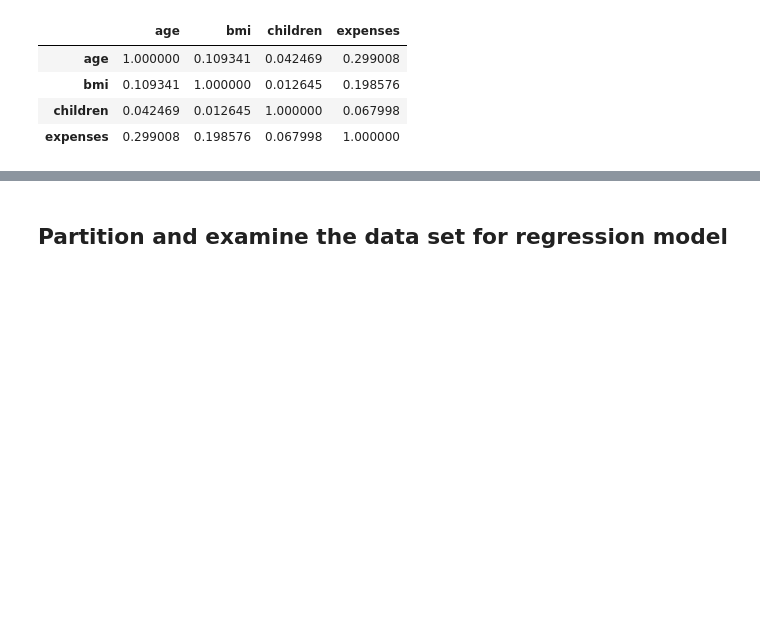
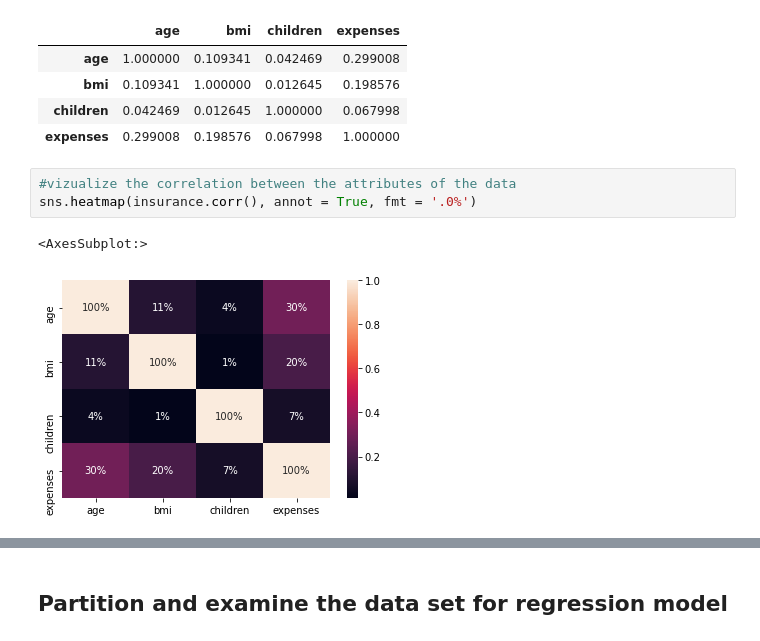
Before and after one commit to yashmishra01/Regression_Numeric_prediction_Insurace_data, a Jupyter notebook: Regression_Numeric_prediction_insurance_data.ipynb, the cells around one changed output, grey strips where cells are left out. Saved outputs shown, nothing was run; the diff lists cells and outputs as text; blank space fills up the shorter version.

```diff
--- a/Regression_Numeric_prediction_insurance_data.ipynb
+++ b/Regression_Numeric_prediction_insurance_data.ipynb
@@ -136,3 +139,9 @@ insurance.corr()
 | bmi | 0.109341 | 1.000000 | 0.012645 | 0.198576 |
 | children | 0.042469 | 0.012645 | 1.000000 | 0.067998 |
 | expenses | 0.299008 | 0.198576 | 0.067998 | 1.000000 |
+# %%
+#vizualize the correlation between the attributes of the data
+sns.heatmap(insurance.corr(), annot = True, fmt = '.0%')
+# %% [output]
+<AxesSubplot:>
+[figure, added]
```
Also changed, not shown: parts of 26 cells of this notebook.
